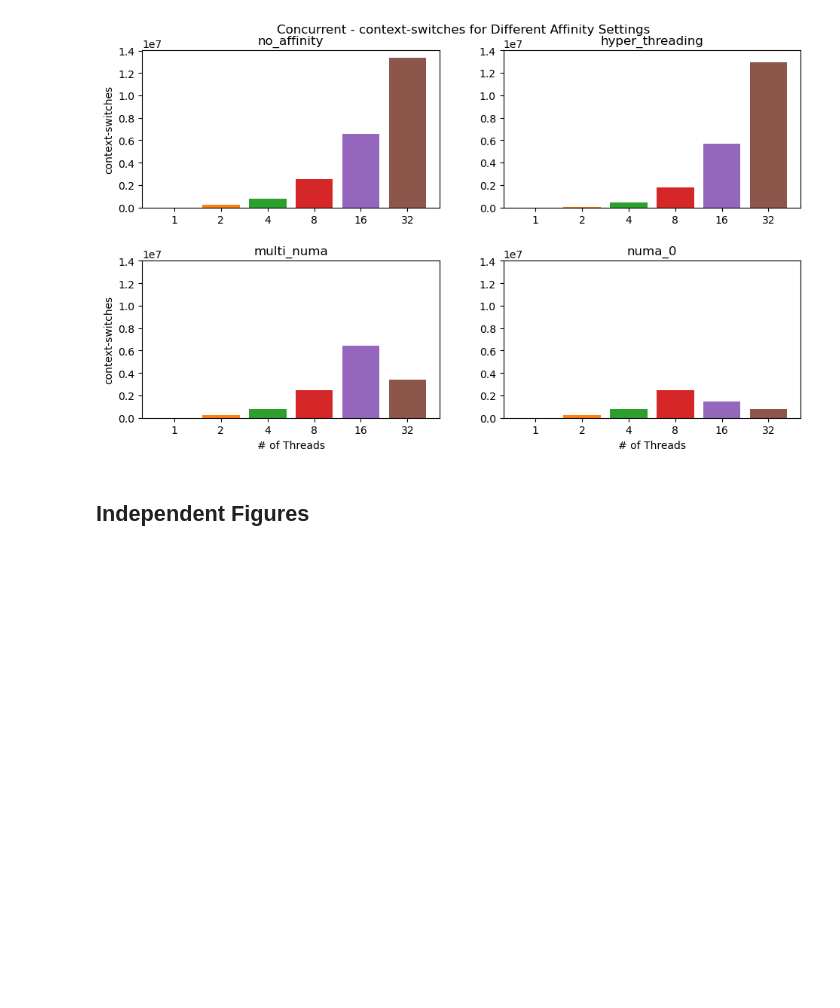
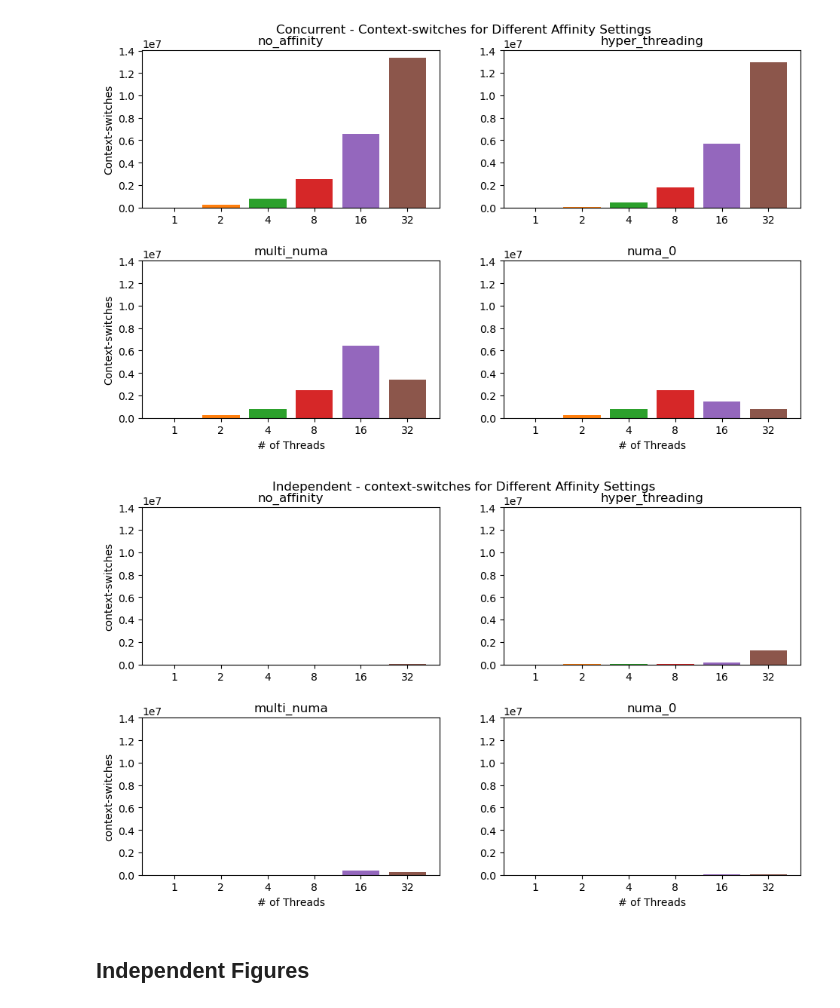
Before and after one commit to xXPinkmagicXx/csp, a Jupyter notebook: perf_graph.ipynb, the cells around one changed output. Saved outputs shown, nothing was run; the diff lists cells and outputs as text; code cells hidden in the pictures; blank space fills up the shorter version.

```diff
--- a/perf_graph.ipynb
+++ b/perf_graph.ipynb
@@ -257,7 +257,7 @@ all_perf_results_folders
 def create_bar_chart(key: str, par_method: str, yticks: list = None, save: bool = False) -> tuple[plt.Figure, plt.Axes]:
     fig, ax = plt.subplots(figsize=(10, 6), nrows=2, ncols=2)
     fig.tight_layout(pad=3.0)
-    key_cap = key.capitalize()
+    key_cap = key
     par_cap = par_method.capitalize()
     fig.suptitle(f'{par_cap} - {key_cap} for Different Affinity Settings')
     bar_colors = plt.rcParams['axes.prop_cycle'].by_key()['color']
@@ -352,7 +427,9 @@ fig, ax = create_bar_chart(key, 'concurrent', yticks, save=True)
 # %%
 key = 'context-switches'
 yticks = [i * 10e5 for i in range(0, 15, 2)]
-fig, ax = create_bar_chart(key, 'concurrent', yticks, save=True)
+fig, ax = create_bar_chart(key, 'independent', yticks, save=True)
+# %% [output]
+[figure, added]
 # %% [markdown]
 ## Independent Figures
 # %%
```
Also changed, not shown: parts of 3 cells of this notebook, 3 other files.
